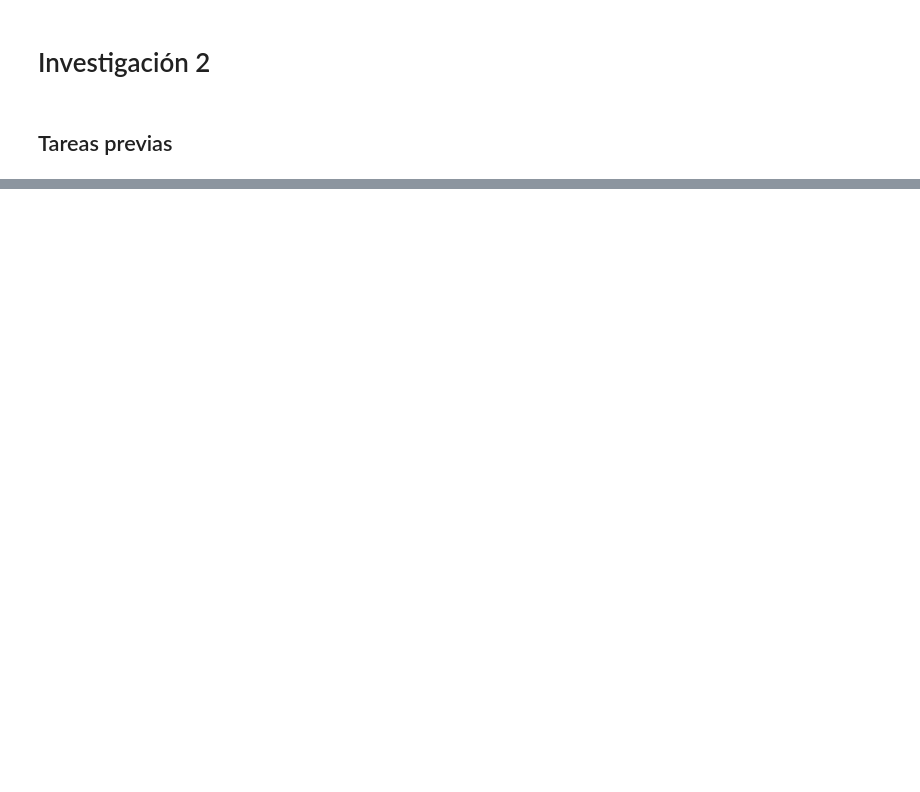
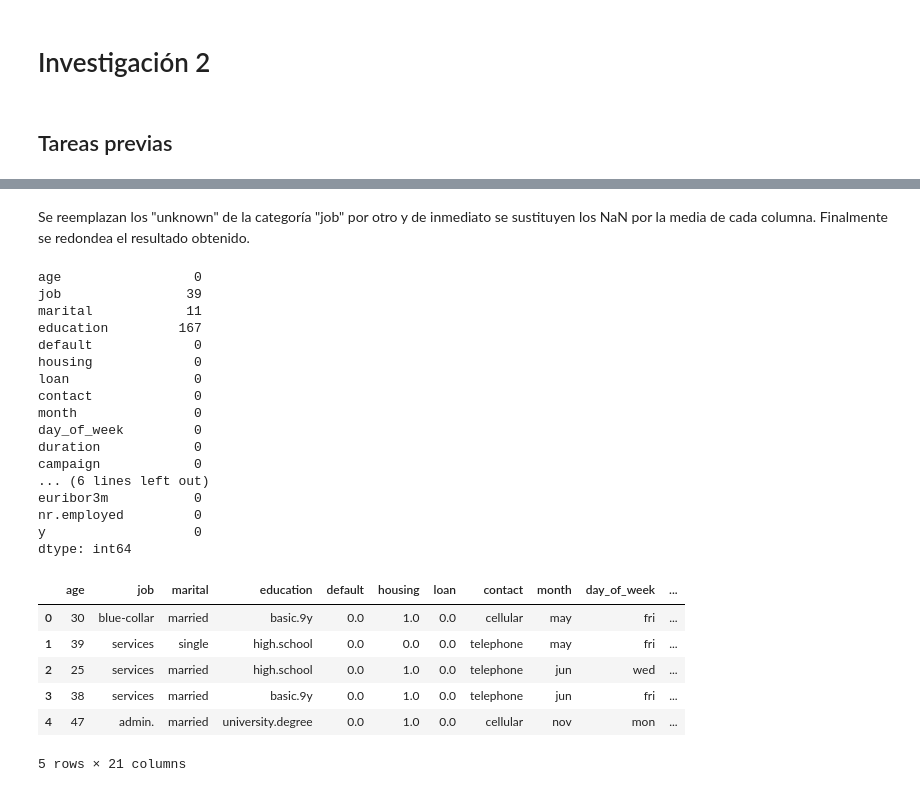
Before and after one commit to eliecer9000/investigacion-2-reconocimiento-patrones, a Jupyter notebook: Investigacion_2.ipynb, the cells around one changed output, grey strips where cells are left out. Saved outputs shown, nothing was run; the diff lists cells and outputs as text; code cells hidden in the pictures; blank space fills up the shorter version.

```diff
--- a/Investigacion_2.ipynb
+++ b/Investigacion_2.ipynb
@@ -8,0 +44,41 @@ Para esta investigación se empleará el conjunto de datos obtenido en la invest
+# %% [markdown]
+Se reemplazan los "unknown" de la categoría "job" por otro y de inmediato se sustituyen los NaN por la media de cada columna. Finalmente se redondea el resultado obtenido.
+# %%
+# Sustituye unknown por NaN.
+bank_data_set.replace(to_replace='unknown', value = np.nan, inplace = True)
+
+# Asigna la media de la columna para cada NaN.
+bank_data_set.fillna(value=bank_data_set.mean(), inplace = True)
+
+print(bank_data_set.isna().sum())
+
+# Redondea los valores de cada celda.
+bank_data_set = bank_data_set.round()
+
+# Muestra el resultado
+bank_data_set.head()
+# %% [output]
+age                 0
+job                39
+marital            11
+education         167
+default             0
+housing             0
+loan                0
+contact             0
+month               0
+day_of_week         0
+duration            0
+campaign            0
+... (6 lines left out)
+euribor3m           0
+nr.employed         0
+y                   0
+dtype: int64
+|  | age | job | marital | education | default | housing | loan | contact | month | day_of_week | ... |
+| 0 | 30 | blue-collar | married | basic.9y | 0.0 | 1.0 | 0.0 | cellular | may | fri | ... |
+| 1 | 39 | services | single | high.school | 0.0 | 0.0 | 0.0 | telephone | may | fri | ... |
+| 2 | 25 | services | married | high.school | 0.0 | 1.0 | 0.0 | telephone | jun | wed | ... |
+| 3 | 38 | services | married | basic.9y | 0.0 | 1.0 | 0.0 | telephone | jun | fri | ... |
+| 4 | 47 | admin. | married | university.degree | 0.0 | 1.0 | 0.0 | cellular | nov | mon | ... |
+5 rows × 21 columns
```
Also changed, not shown: parts of 33 cells of this notebook, 1 other file.
